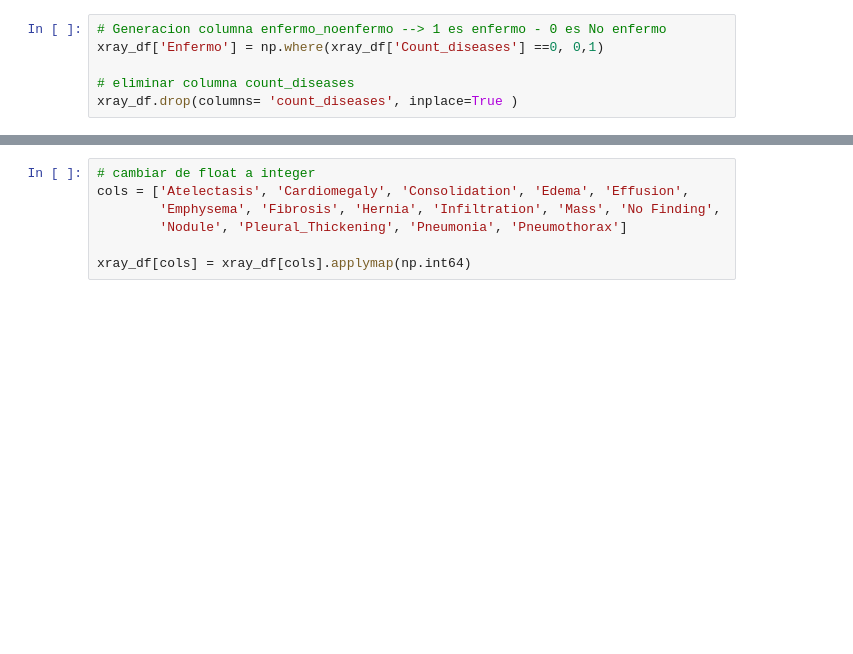
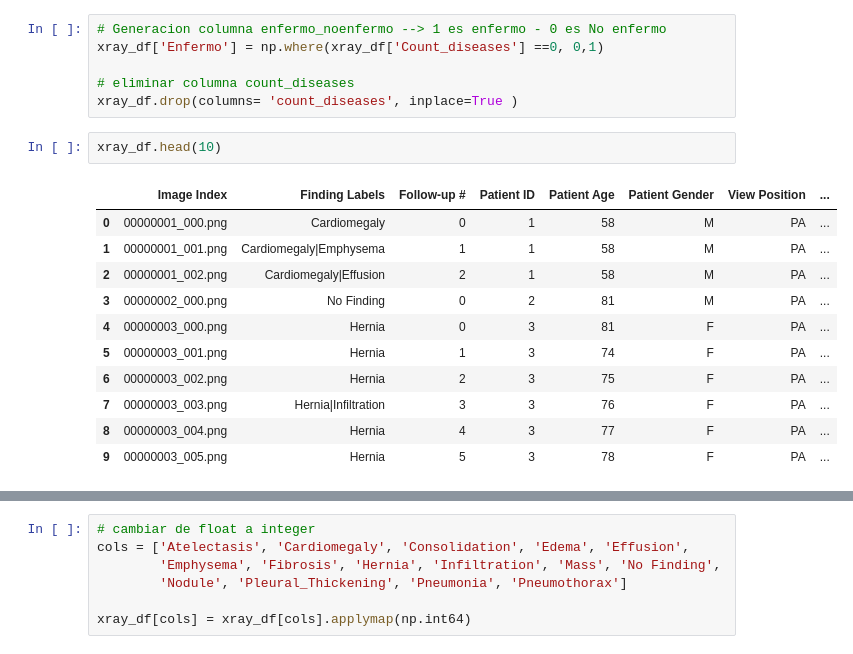
Before and after one commit to Giovita/xray-exam-diagnosis-cnn, a Jupyter notebook: notebooks/tiago_restrepo/2.filtro_encode_transformacion.ipynb, the cells around one changed output, grey strips where cells are left out. Cells and saved outputs as stored; diff of their text form; blank space fills up the shorter version.

```diff
--- a/notebooks/tiago_restrepo/2.filtro_encode_transformacion.ipynb
+++ b/notebooks/tiago_restrepo/2.filtro_encode_transformacion.ipynb
@@ -34,3 +50,17 @@ xray_df['Enfermo'] = np.where(xray_df['Count_diseases'] ==0, 0,1)
 
 # eliminar columna count_diseases
 xray_df.drop(columns= 'count_diseases', inplace=True )
+# %%
+xray_df.head(10)
+# %% [output]
+|  | Image Index | Finding Labels | Follow-up # | Patient ID | Patient Age | Patient Gender | View Position | ... |
+| 0 | 00000001_000.png | Cardiomegaly | 0 | 1 | 58 | M | PA | ... |
+| 1 | 00000001_001.png | Cardiomegaly|Emphysema | 1 | 1 | 58 | M | PA | ... |
+| 2 | 00000001_002.png | Cardiomegaly|Effusion | 2 | 1 | 58 | M | PA | ... |
+| 3 | 00000002_000.png | No Finding | 0 | 2 | 81 | M | PA | ... |
+| 4 | 00000003_000.png | Hernia | 0 | 3 | 81 | F | PA | ... |
+| 5 | 00000003_001.png | Hernia | 1 | 3 | 74 | F | PA | ... |
+| 6 | 00000003_002.png | Hernia | 2 | 3 | 75 | F | PA | ... |
+| 7 | 00000003_003.png | Hernia|Infiltration | 3 | 3 | 76 | F | PA | ... |
+| 8 | 00000003_004.png | Hernia | 4 | 3 | 77 | F | PA | ... |
+| 9 | 00000003_005.png | Hernia | 5 | 3 | 78 | F | PA | ... |
```
Also changed, not shown: parts of 5 cells of this notebook, 2 other files.
